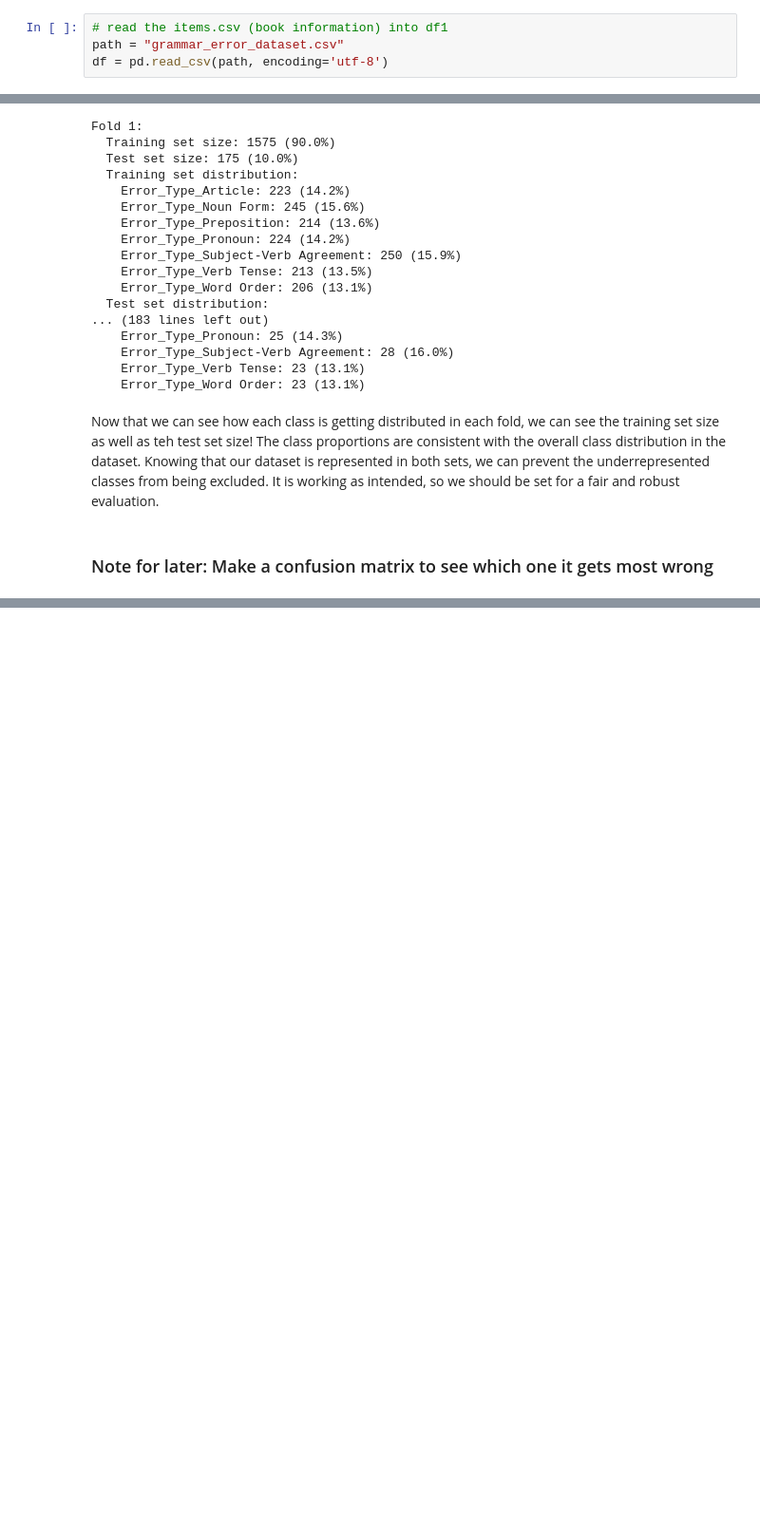
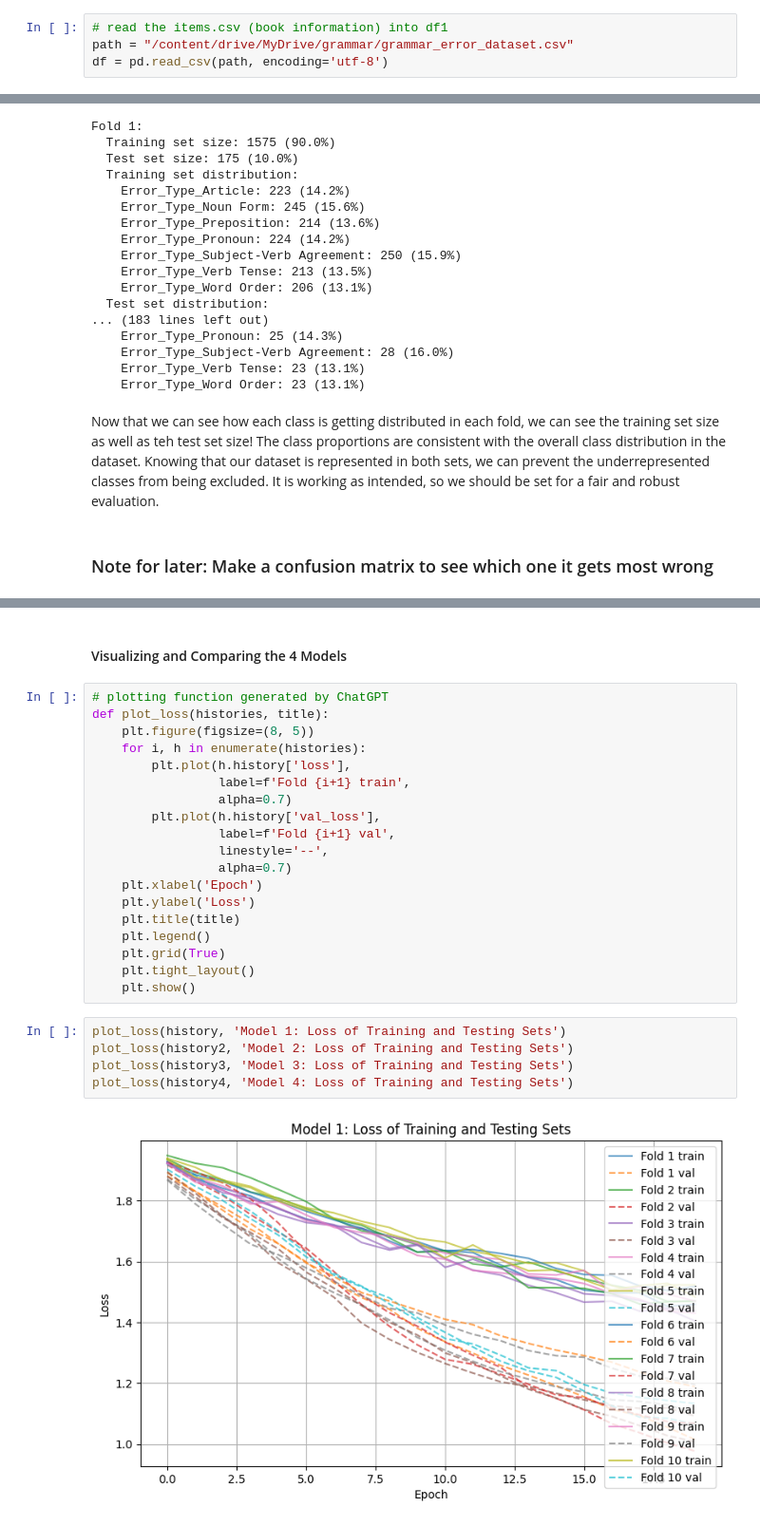
Before and after one commit to lukeVoinov/Machine-Learning-in-Python, a Jupyter notebook: Lab 7 - Sequential Networks/Lab7.ipynb, the cells around one changed output, grey strips where cells are left out. Shown at 95% size. Saved outputs shown, nothing was run; the diff lists cells and outputs as text; blank space fills up the shorter version.

```diff
--- a/Lab 7 - Sequential Networks/Lab7.ipynb
+++ b/Lab 7 - Sequential Networks/Lab7.ipynb
@@ -40,7 +45,7 @@ Numpy: 1.26.4
 1.1 *Define and prepare your class variables. Use proper variable representations (int, float, one-hot, etc.). Use pre-processing methods (as needed) for dimensionality reduction, scaling, etc. Remove variables that are not needed/useful for the analysis. Describe the final dataset that is used (include a description of any newly formed variables you created). It is preferred to use tf.dataset and Keras Feature spaces for pre-processing, but it is not required.*
 # %%
 # read the items.csv (book information) into df1
-path = "grammar_error_dataset.csv"
+path = "/content/drive/MyDrive/grammar/grammar_error_dataset.csv"
 df = pd.read_csv(path, encoding='utf-8')
 # %%
 df.head()
@@ -414,0 +807,28 @@ Now that we can see how each class is getting distributed in each fold, we can s
+# %% [markdown]
+#### Visualizing and Comparing the 4 Models
+# %%
+# plotting function generated by ChatGPT
+def plot_loss(histories, title):
+    plt.figure(figsize=(8, 5))
+    for i, h in enumerate(histories):
+        plt.plot(h.history['loss'],
+                 label=f'Fold {i+1} train',
+                 alpha=0.7)
+        plt.plot(h.history['val_loss'],
+                 label=f'Fold {i+1} val',
+                 linestyle='--',
+                 alpha=0.7)
+    plt.xlabel('Epoch')
+    plt.ylabel('Loss')
+    plt.title(title)
+    plt.legend()
+    plt.grid(True)
+    plt.tight_layout()
+    plt.show()
+# %%
+plot_loss(history, 'Model 1: Loss of Training and Testing Sets')
+plot_loss(history2, 'Model 2: Loss of Training and Testing Sets')
+plot_loss(history3, 'Model 3: Loss of Training and Testing Sets')
+plot_loss(history4, 'Model 4: Loss of Training and Testing Sets')
+# %% [output]
+[figure, added]
```
Also changed, not shown: parts of 28 cells of this notebook.
